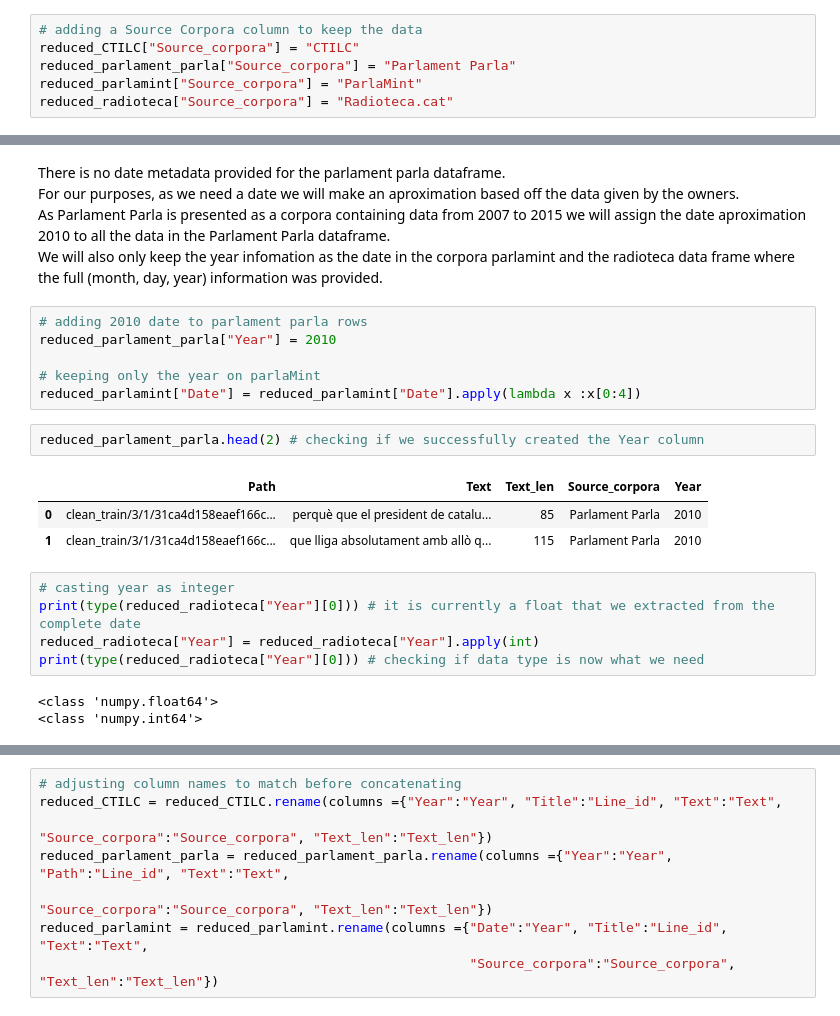
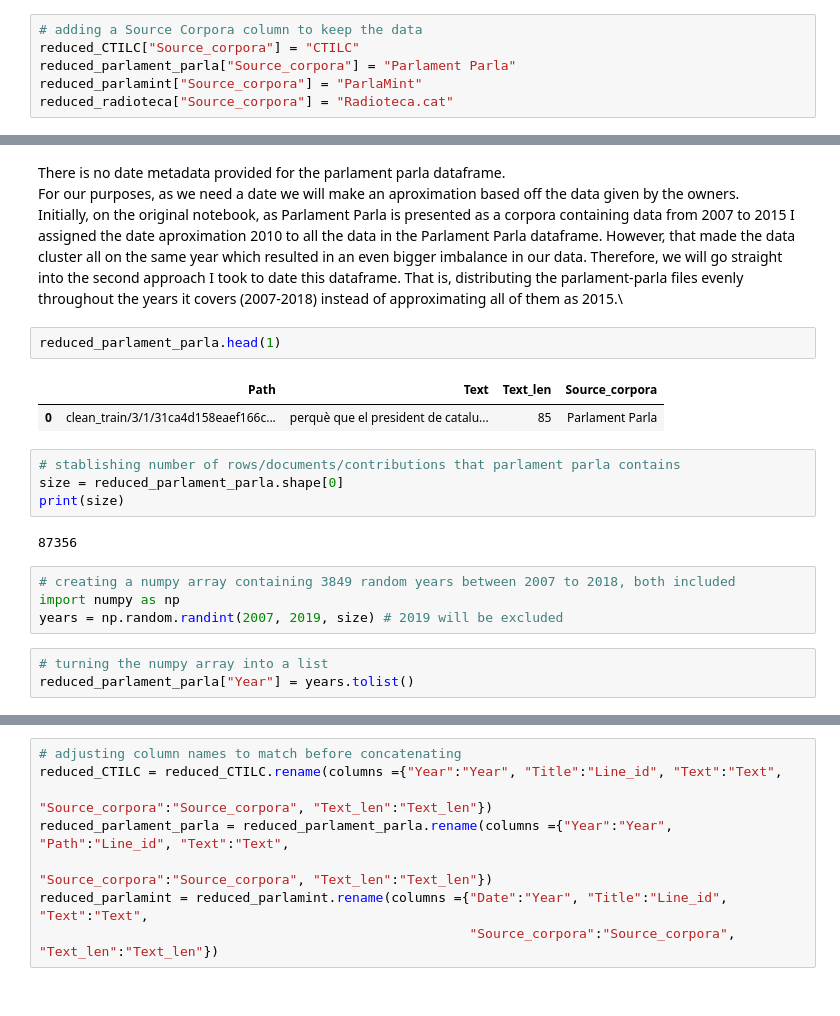
Before and after one commit to Data-Science-for-Linguists-2025/Linguistic-Markers-Catalan-Substitution, a Jupyter notebook: CompleteDataFrame.ipynb, the cells around one changed output, grey strips where cells are left out. Cells and saved outputs as stored; diff of their text form.

```diff
--- a/CompleteDataFrame.ipynb
+++ b/CompleteDataFrame.ipynb
@@ -99,25 +153,22 @@ reduced_parlament_parla.head()
 # %% [markdown]
 There is no date metadata provided for the parlament parla dataframe.\
 For our purposes, as we need a date we will make an aproximation based off the data given by the owners.\
-As Parlament Parla is presented as a corpora containing data from 2007 to 2015 we will assign the date aproximation 2010 to all the data in the Parlament Parla dataframe.\
-We will also only keep the year infomation as the date in the corpora parlamint and the radioteca data frame where the full (month, day, year) information was provided.
+Initially, on the original notebook, as Parlament Parla is presented as a corpora containing data from 2007 to 2015 I assigned the date aproximation 2010 to all the data in the Parlament Parla dataframe. However, that made the data cluster all on the same year which resulted in an even bigger imbalance in our data. Therefore, we will go straight into the second approach I took to date this dataframe. That is, distributing the parlament-parla files evenly throughout the years it covers (2007-2018) instead of approximating all of them as 2015.\
+# %%
+reduced_parlament_parla.head(1)
+# %% [output]
+|  | Path | Text | Text_len | Source_corpora |
+| 0 | clean_train/3/1/31ca4d158eaef166c... | perquè que el president de catalu... | 85 | Parlament Parla |
 # %%
-# adding 2010 date to parlament parla rows
-reduced_parlament_parla["Year"] = 2010
-
-# keeping only the year on parlaMint
-reduced_parlamint["Date"] = reduced_parlamint["Date"].apply(lambda x :x[0:4])
+# stablishing number of rows/documents/contributions that parlament parla contains
+size = reduced_parlament_parla.shape[0]
+print(size)
+# %% [output]
+87356
 # %%
-reduced_parlament_parla.head(2) # checking if we successfully created the Year column
+# creating a numpy array containing 3849 random years between 2007 to 2018, both included
+import numpy as np
+years = np.random.randint(2007, 2019, size) # 2019 will be excluded
-# %% [output]
-|  | Path | Text | Text_len | Source_corpora | Year |
-| 0 | clean_train/3/1/31ca4d158eaef166c... | perquè que el president de catalu... | 85 | Parlament Parla | 2010 |
-| 1 | clean_train/3/1/31ca4d158eaef166c... | que lliga absolutament amb allò q... | 115 | Parlament Parla | 2010 |
-# %%
-# casting year as integer
-print(type(reduced_radioteca["Year"][0])) # it is currently a float that we extracted from the complete date
-reduced_radioteca["Year"] = reduced_radioteca["Year"].apply(int)
-print(type(reduced_radioteca["Year"][0])) # checking if data type is now what we need
-# %% [output]
-<class 'numpy.float64'>
-<class 'numpy.int64'>
+# %%
+# turning the numpy array into a list
+reduced_parlament_parla["Year"] = years.tolist()
```
Also changed, not shown: parts of 27 cells of this notebook, 1 other file.
